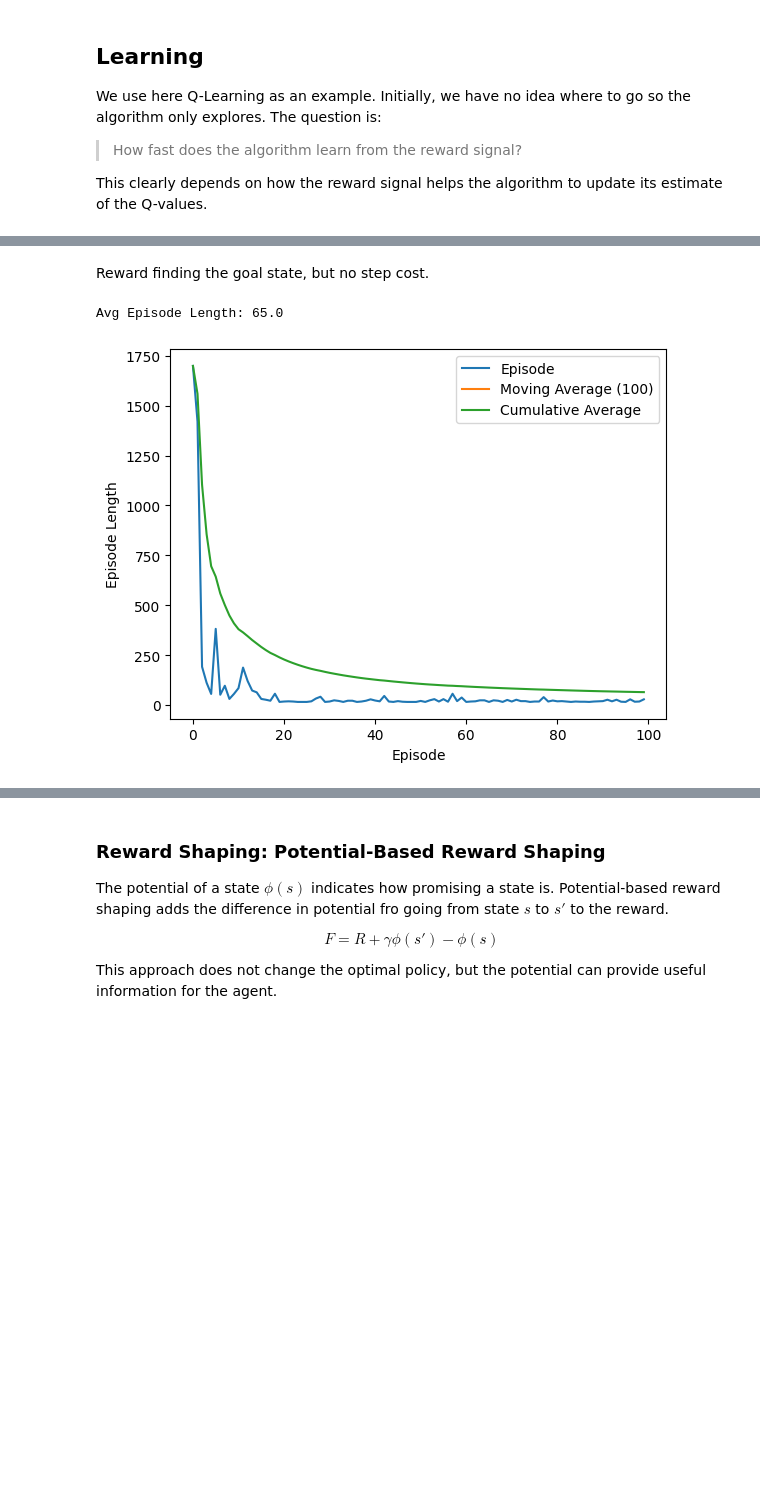
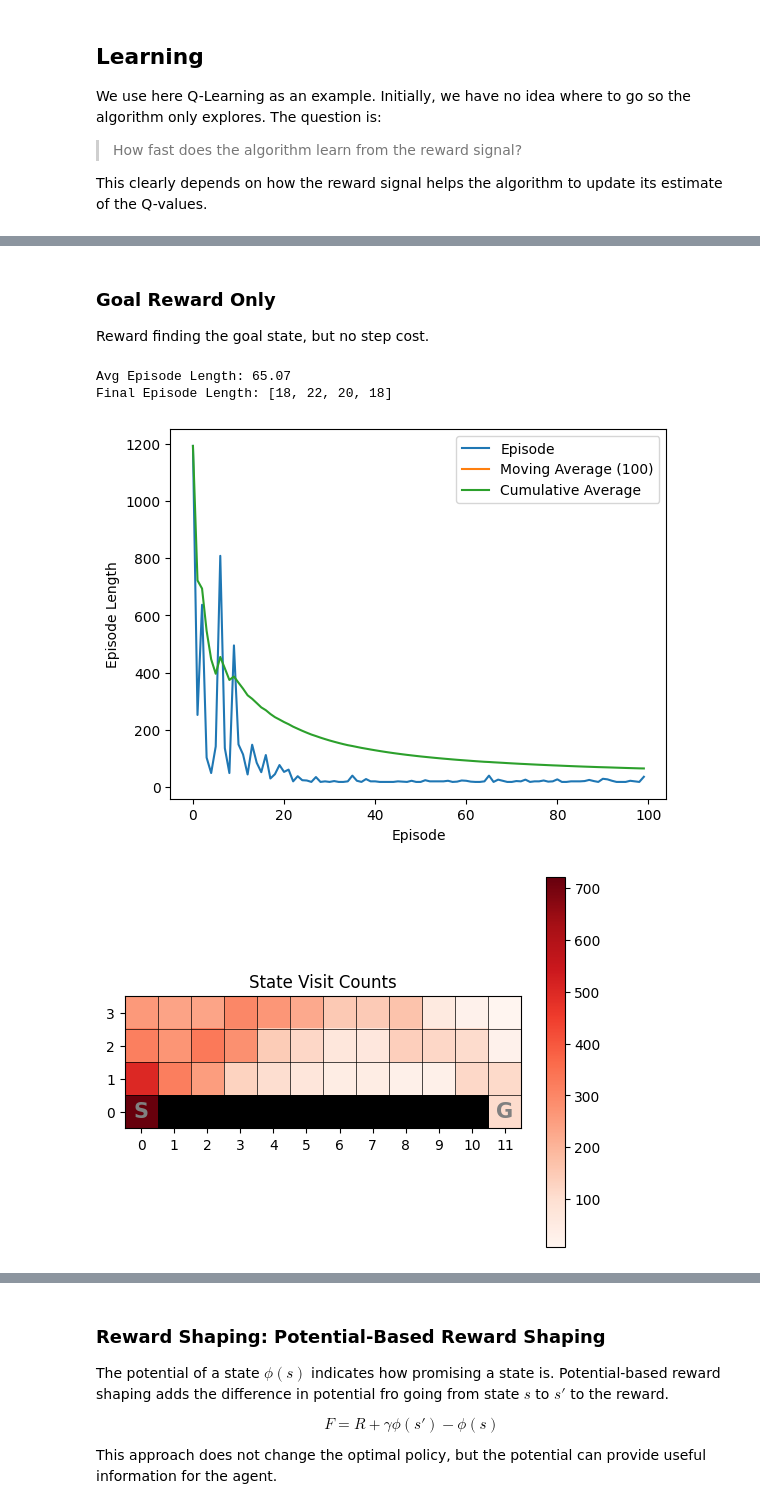
Before and after one commit to mhahsler/Introduction_to_Reinforcement_Learning, a Jupyter notebook: TD/Cliff_Walking_QLearning_Reward_Engineering.ipynb, the cells around one changed output, grey strips where cells are left out. Saved outputs shown, nothing was run; the diff lists cells and outputs as text; code cells hidden in the pictures; blank space fills up the shorter version.

```diff
--- a/TD/Cliff_Walking_QLearning_Reward_Engineering.ipynb
+++ b/TD/Cliff_Walking_QLearning_Reward_Engineering.ipynb
@@ -74,14 +79,20 @@ Avg Episode Length: 82.63
 # %% [markdown]
+### Goal Reward Only
 Reward finding the goal state, but no step cost.
 # %%
+
 gym_env = gym.make('CliffWalk-v1', tabular = True, goal_reward = 1.0, cliff_reward = -100.0, step_reward = 0.0)
 env = gym_env.unwrapped
 
 Q, history = Q_learning(env, discount=1, alpha=.1, epsilon=.1, n = 100, history =True)
 
 print(f"Avg Episode Length: {np.mean(history['ep_lens'])}")
+print(f"Final Episode Length: {history['ep_lens'][-5:-1]}")
 plot_returns(history["ep_lens"], y_label = "Episode Length")
+env.image(V = history["state_visits"], title = "State Visit Counts", cmap = "Reds")
 # %% [output]
-Avg Episode Length: 65.0
+Avg Episode Length: 65.07
+Final Episode Length: [18, 22, 20, 18]
-[figure, old version]
+[figure, new version]
+[figure, added]
 # %% [markdown]
```
Also changed, not shown: parts of 7 cells of this notebook, 4 other files.
